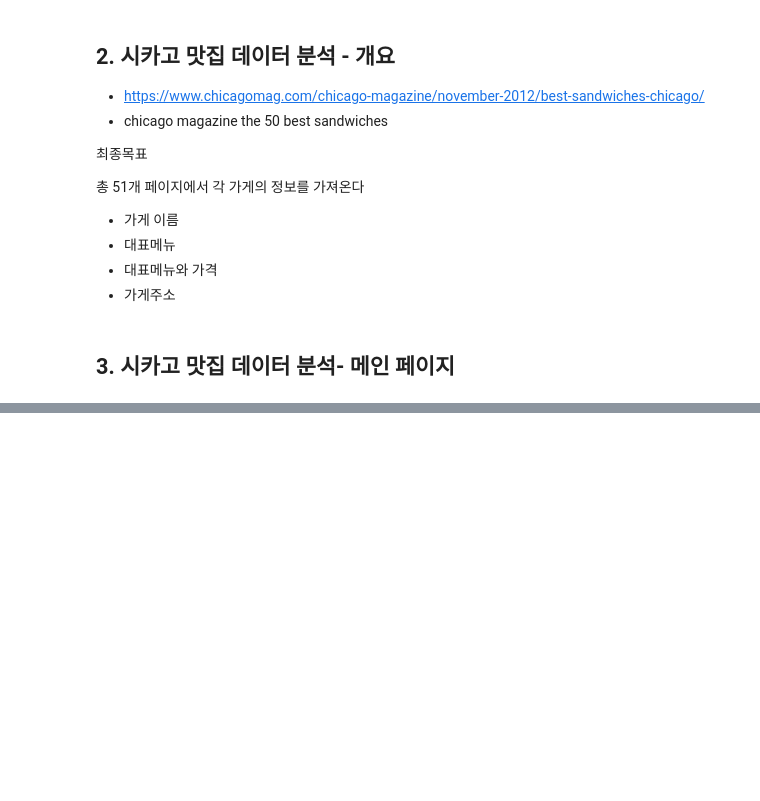
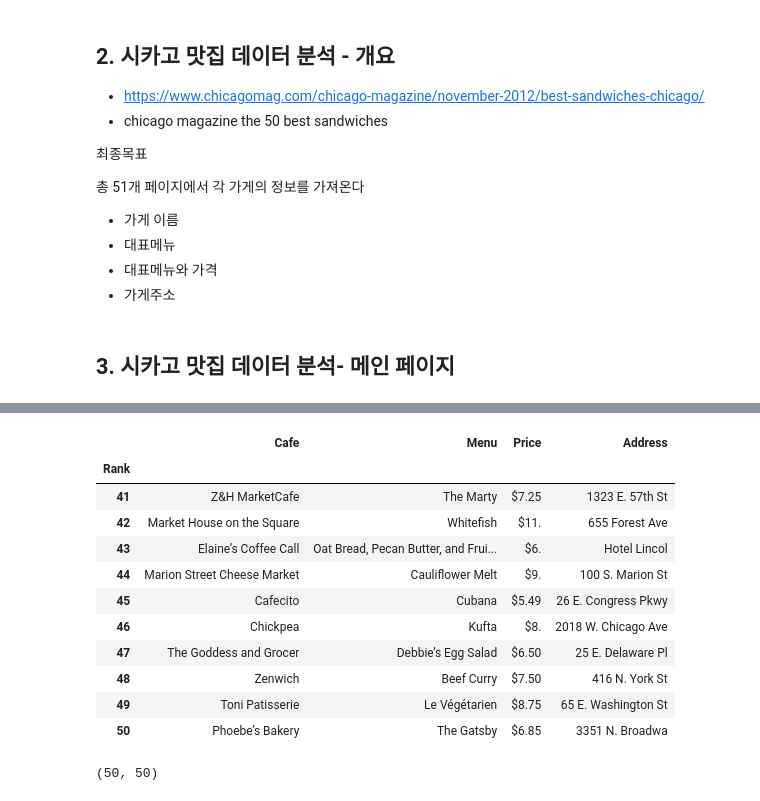
Before and after one commit to wlstmd1004v/Data_Practice, a Jupyter notebook: Web_Data.ipynb, the cells around one changed output, grey strips where cells are left out. Cells and saved outputs as stored; diff of their text form; code cells hidden in the pictures; blank space fills up the shorter version.

```diff
--- a/Web_Data.ipynb
+++ b/Web_Data.ipynb
@@ -412,0 +762,16 @@ response
+# %%
+df = pd.read_csv("./Web_data/03. best_sandwiches_list_chicago2.csv",index_col=0)
+df.tail(10)
+# %% [output]
+|  | Cafe | Menu | Price | Address |
+| Rank |  |  |  |  |
+| 41 | Z&H MarketCafe | The Marty | $7.25 | 1323 E. 57th St |
+| 42 | Market House on the Square | Whitefish | $11. | 655 Forest Ave |
+| 43 | Elaine’s Coffee Call | Oat Bread, Pecan Butter, and Frui... | $6. | Hotel Lincol |
+| 44 | Marion Street Cheese Market | Cauliflower Melt | $9. | 100 S. Marion St |
+| 45 | Cafecito | Cubana | $5.49 | 26 E. Congress Pkwy |
+| 46 | Chickpea | Kufta | $8. | 2018 W. Chicago Ave |
+| 47 | The Goddess and Grocer | Debbie’s Egg Salad | $6.50 | 25 E. Delaware Pl |
+| 48 | Zenwich | Beef Curry | $7.50 | 416 N. York St |
+| 49 | Toni Patisserie | Le Végétarien | $8.75 | 65 E. Washington St |
+| 50 | Phoebe’s Bakery | The Gatsby | $6.85 | 3351 N. Broadwa |
@@ -412,0 +797,4 @@ response
+# %%
+len(lat), len(lng)
+# %% [output]
+(50, 50)
```
Also changed, not shown: parts of 51 cells of this notebook, 2 other files.
